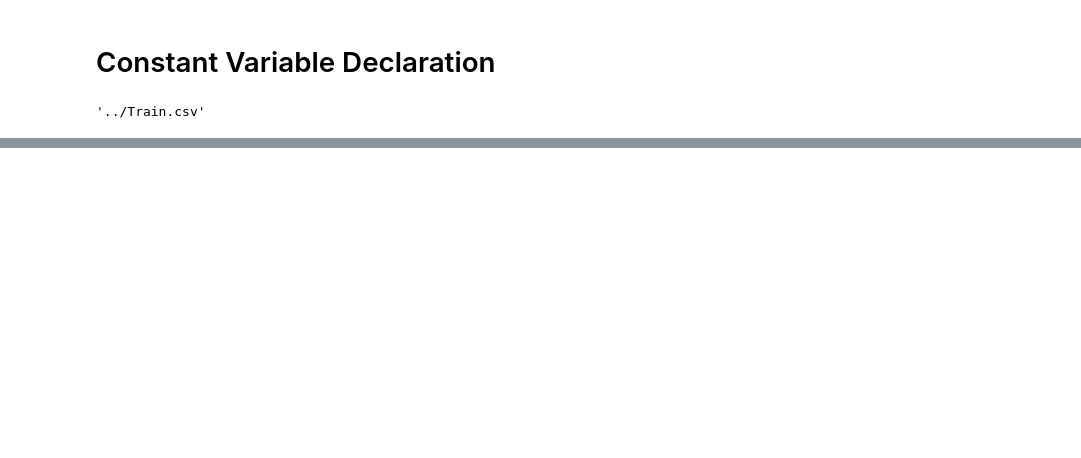
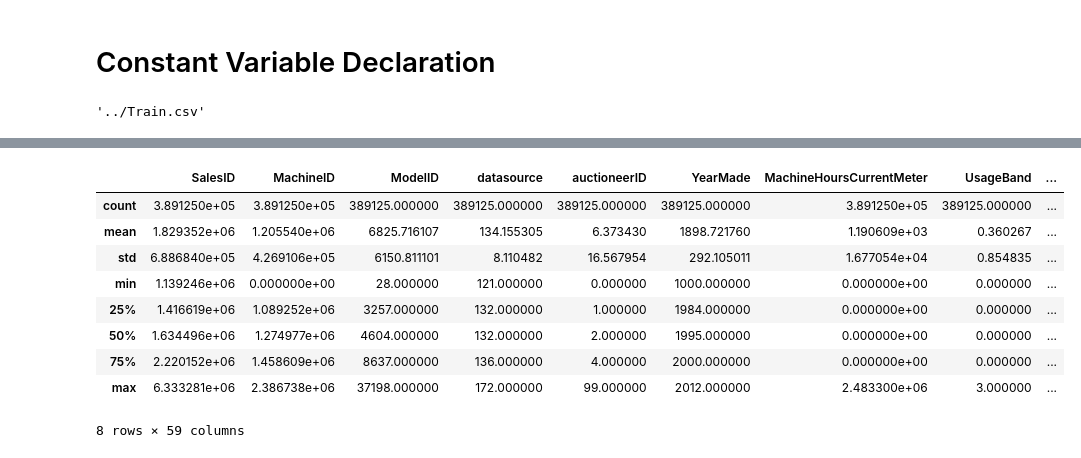
Before and after one commit to kirankm/kaggle, a Jupyter notebook: bluebook/notebooks/bluebook kaggle.ipynb, the cells around one changed output, grey strips where cells are left out. Drawn from its saved outputs; the diff is of its cells as text; code cells hidden in the pictures; blank space fills up the shorter version.

```diff
--- a/bluebook/notebooks/bluebook kaggle.ipynb
+++ b/bluebook/notebooks/bluebook kaggle.ipynb
@@ -160,0 +209,32 @@ Steering_Controls Index(['Command Control', 'Conventional', 'Four Wheel Standard
+# %%
+class Train_Test_Split():
+    def __init__(self, data_type):
+        self.data_type = data_type
+    def _get_splitter(self):
+        if self.data_type == "serial":
+            return self.serial_splitter
+        if self.data_type == "random":
+            return random_splitter
+    def serial_splitter(self, data, train_size):
+        return data[:train_size], data[train_size:]
+# %%
+splitter = Train_Test_Split("serial")._get_splitter()
+# %%
+val_len = 12000
+n_train = len(data) - val_len
+# %%
+x_train, x_val = splitter(data, n_train)
+y_train, y_val = splitter(y, n_train)
+# %%
+x_train.describe()
+# %% [output]
+|  | SalesID | MachineID | ModelID | datasource | auctioneerID | YearMade | MachineHoursCurrentMeter | UsageBand | ... |
+| count | 3.891250e+05 | 3.891250e+05 | 389125.000000 | 389125.000000 | 389125.000000 | 389125.000000 | 3.891250e+05 | 389125.000000 | ... |
+| mean | 1.829352e+06 | 1.205540e+06 | 6825.716107 | 134.155305 | 6.373430 | 1898.721760 | 1.190609e+03 | 0.360267 | ... |
+| std | 6.886840e+05 | 4.269106e+05 | 6150.811101 | 8.110482 | 16.567954 | 292.105011 | 1.677054e+04 | 0.854835 | ... |
+| min | 1.139246e+06 | 0.000000e+00 | 28.000000 | 121.000000 | 0.000000 | 1000.000000 | 0.000000e+00 | 0.000000 | ... |
+| 25% | 1.416619e+06 | 1.089252e+06 | 3257.000000 | 132.000000 | 1.000000 | 1984.000000 | 0.000000e+00 | 0.000000 | ... |
+| 50% | 1.634496e+06 | 1.274977e+06 | 4604.000000 | 132.000000 | 2.000000 | 1995.000000 | 0.000000e+00 | 0.000000 | ... |
+| 75% | 2.220152e+06 | 1.458609e+06 | 8637.000000 | 136.000000 | 4.000000 | 2000.000000 | 0.000000e+00 | 0.000000 | ... |
+| max | 6.333281e+06 | 2.386738e+06 | 37198.000000 | 172.000000 | 99.000000 | 2012.000000 | 2.483300e+06 | 3.000000 | ... |
+8 rows × 59 columns
```
Also changed, not shown: parts of 35 cells of this notebook.
